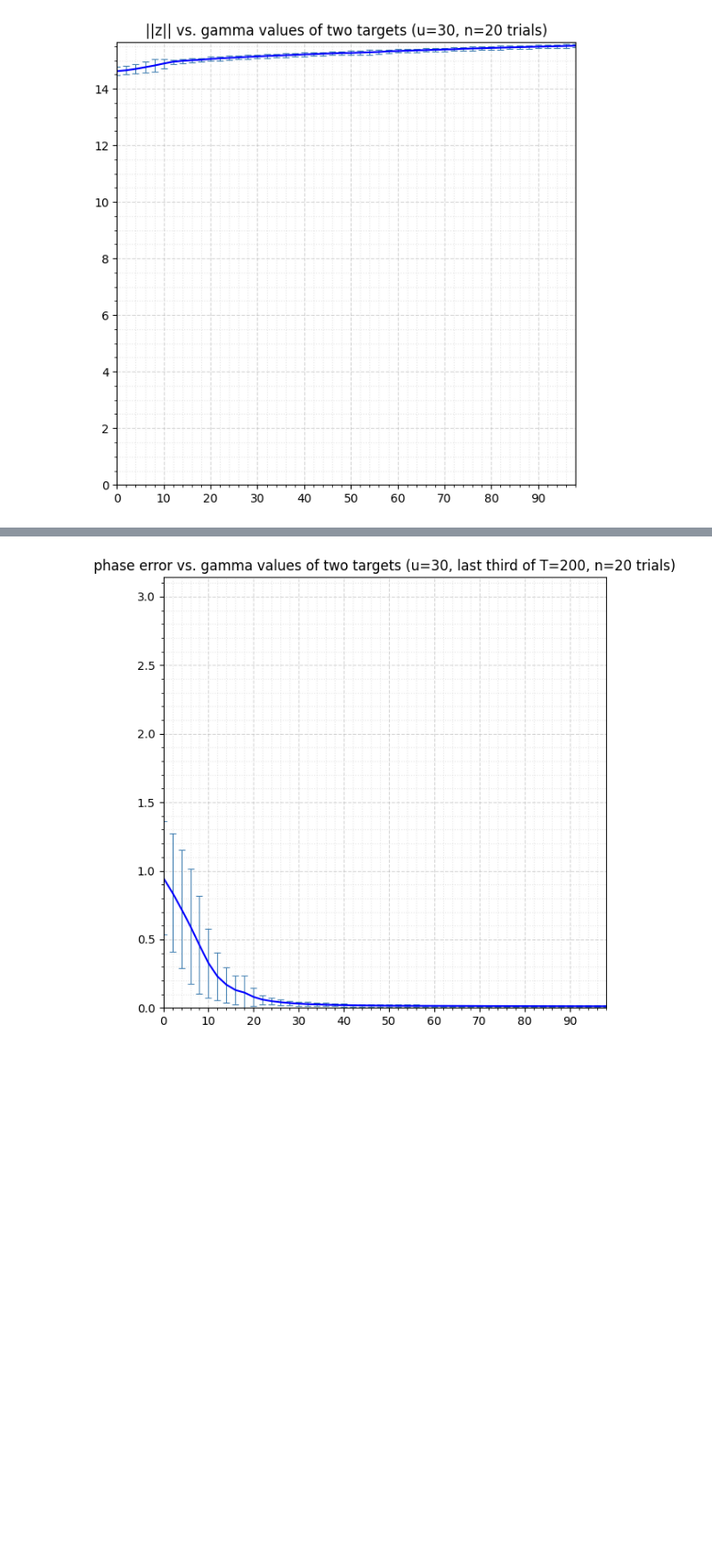
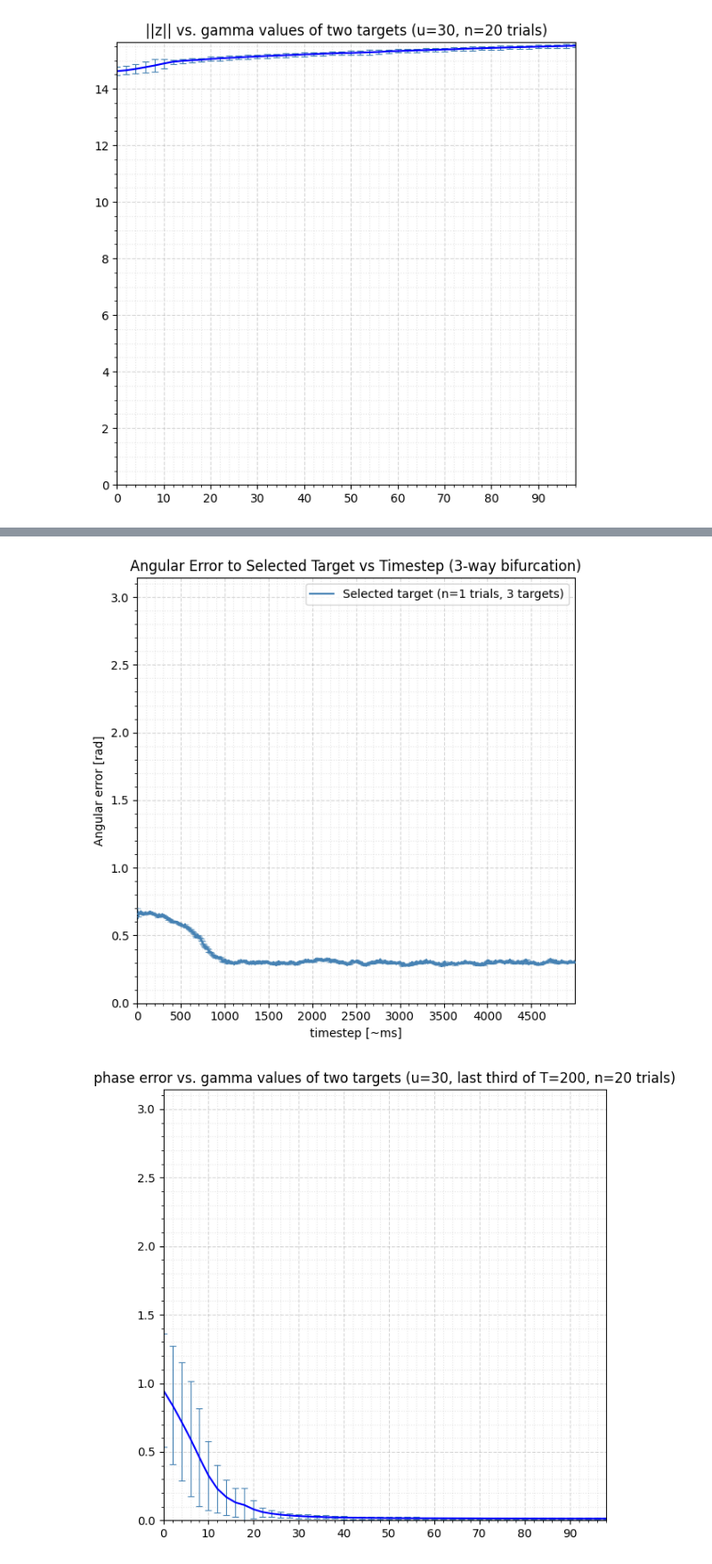
Before and after one commit to noah-ginzburg/RANController, a Jupyter notebook: RAN/mean_field_model_3d.ipynb, the cells around one changed output, grey strips where cells are left out. Shown at 89% size. Cells and saved outputs as stored; diff of their text form; code cells hidden in the pictures; blank space fills up the shorter version.

```diff
--- a/RAN/mean_field_model_3d.ipynb
+++ b/RAN/mean_field_model_3d.ipynb
@@ -783,3 +782,85 @@ Target 1: final phase error = 0.0119 ± 0.0062 rad (n=25/50)
+# %%
+# 3-way bifurcation: 3 equal-quality, symmetry-matched targets, pooled over trials.
+# One line = angular error to whichever target the trial actually converged to,
+# so trials are pooled regardless of which of the 3 branches they picked.
+
+n_trials = 1
+T = 5000
+u = 35.0        # same dynamics as the generation+plotting cell above
+sigma = 1.0
+kappa = 10.0    # set here so this cell does not depend on run order
+
+# Same 3 target locations as the generation+plotting cell above: the symmetric
+# triplet about the (1,1,1) 3-fold axis, 39 deg cone, distance 1.2857 -- values
+# inlined as [distance, phi, theta, quality] so this cell stands on its own.
+target1 = [1.2857, 1.105499, 1.567108, 20.0]
+target2 = [1.2857, 1.562575, 0.465311, 20.0]
+target3 = [1.2857, 0.004128, 1.105502, 20.0]
+targets = [target1, target2, target3]
+
+b = generate_sensory_input(nodes, targets, kappa)
+
+start_index = 0
+end_index = T - 1
+n_steps = end_index - start_index
+
+# all_phase_errors[trial, target, timestep]
+all_phase_errors = np.zeros((n_trials, len(targets), n_steps))
+final_selections = np.zeros(n_trials, dtype=int)
+
+for trial in range(n_trials):
+    y = generate_RAN_with_history(u, N_s, M, T, dt, sigma, beta, b)
+    for i in range(start_index, end_index):
+        vec = cartesian_to_polar_3D([find_vel_avg_3D(nodes, y[i])])[0]
+        for j in range(len(targets)):
+            all_phase_errors[trial, j, i - start_index] = geodesic_distance(
+                [1.0, targets[j][PHI], targets[j][THETA]], vec
+            )
+    final_selections[trial] = int(np.argmin(all_phase_errors[trial, :, -1]))
+
+# error to the selected target only -> one curve for every trial
+selected_errors = all_phase_errors[np.arange(n_trials), final_selections, :]
+mean = np.mean(selected_errors, axis=0)
+std  = np.std(selected_errors,  axis=0)
+
+x_vals      = np.arange(start_index, end_index)
+errbar_mask = np.zeros(n_steps, dtype=bool)
+errbar_mask[::5] = True
+eb_idx      = np.where(errbar_mask)[0]
+
+fig, ax = plt.subplots(figsize=(6, 6))
+
+ax.plot(x_vals, mean, color='steelblue', linewidth=1.5,
+        label=f'Selected target (n={n_trials} trials, 3 targets)', zorder=2)
+_, caps, bars = ax.errorbar(x_vals[eb_idx], mean[eb_idx], yerr=std[eb_idx],
+                            color='steelblue', ecolor='steelblue', elinewidth=0.8,
+                            capsize=3, capthick=0.8, fmt='none', zorder=3)
+for bar in bars:
+    bar.set_alpha(0.3)
+for cap in caps:
+    cap.set_alpha(0.3)
+
+ax.set_xlim(x_vals[0], x_vals[-1])
+ax.set_ylim(0, np.pi)
+ax.xaxis.set_major_locator(ticker.MultipleLocator(int(T / 10)))
+ax.grid(True, which='major', linestyle='--', alpha=0.5)
+ax.grid(True, which='minor', linestyle=':', alpha=0.3)
+ax.minorticks_on()
+ax.legend()
+ax.set_title('Angular Error to Selected Target vs Timestep (3-way bifurcation)')
+ax.set_xlabel('timestep [~ms]')
+ax.set_ylabel('Angular error [rad]')
+plt.tight_layout()
+plt.show()
+
+# print(f'final phase error = {mean[-1]:.4f} +/- {std[-1]:.4f} rad (n={n_trials})')
+# print('branch split across the 3 targets: '
+#       f'{np.bincount(final_selections, minlength=len(targets)).tolist()}')
+# print('\ntimestep   mean [rad]   std [rad]')
+# for i in eb_idx:
+#     print(f'{x_vals[i]:8d}   {mean[i]:10.4f}   {std[i]:9.4f}')
+# %% [output]
+[figure, added]
 # %%
 # Static RAN run, sweep gamma (quality) of two targets — phase error averaged over the last third of the run
 
```
Also changed, not shown: parts of 1 cell of this notebook, 4 other files.
